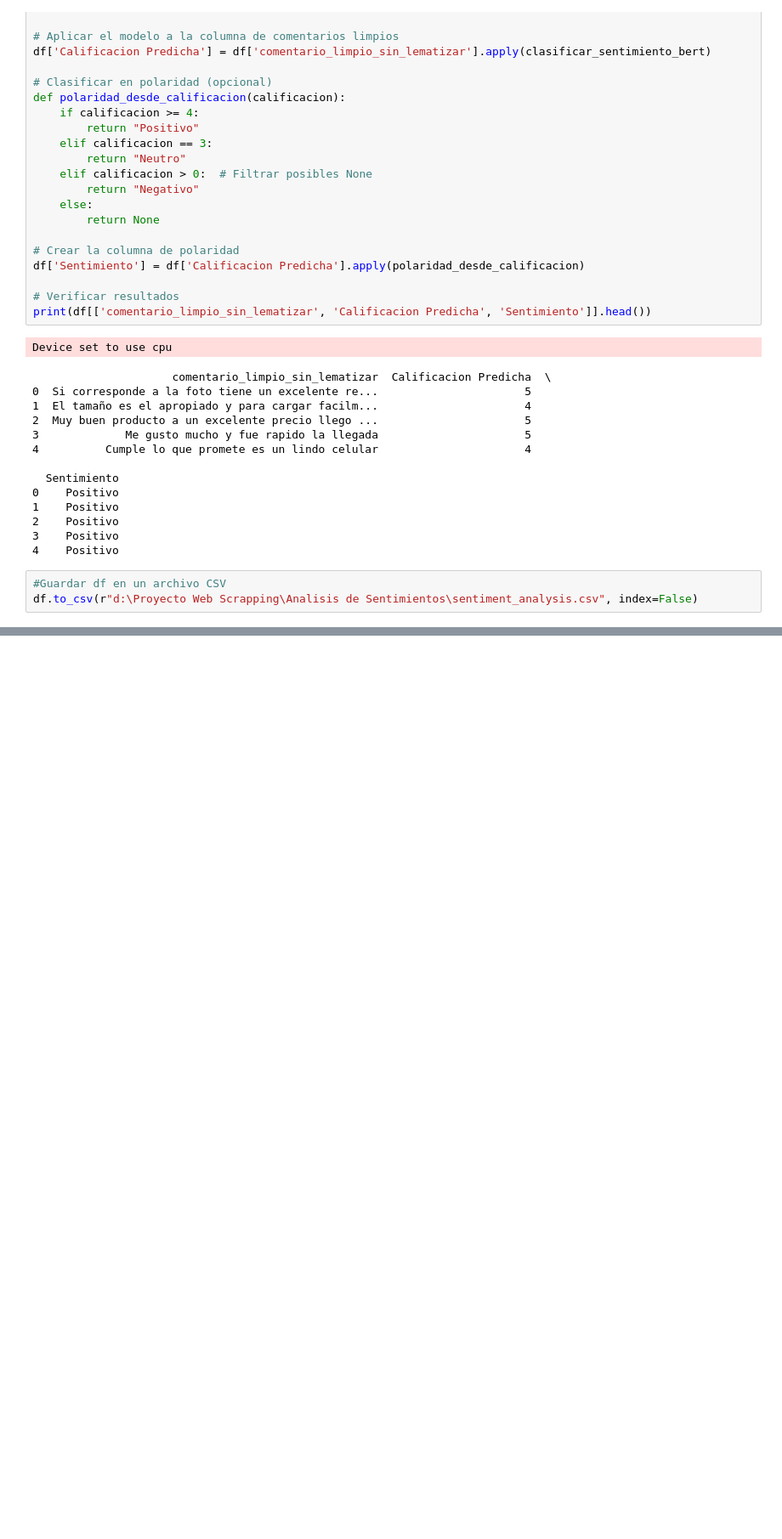
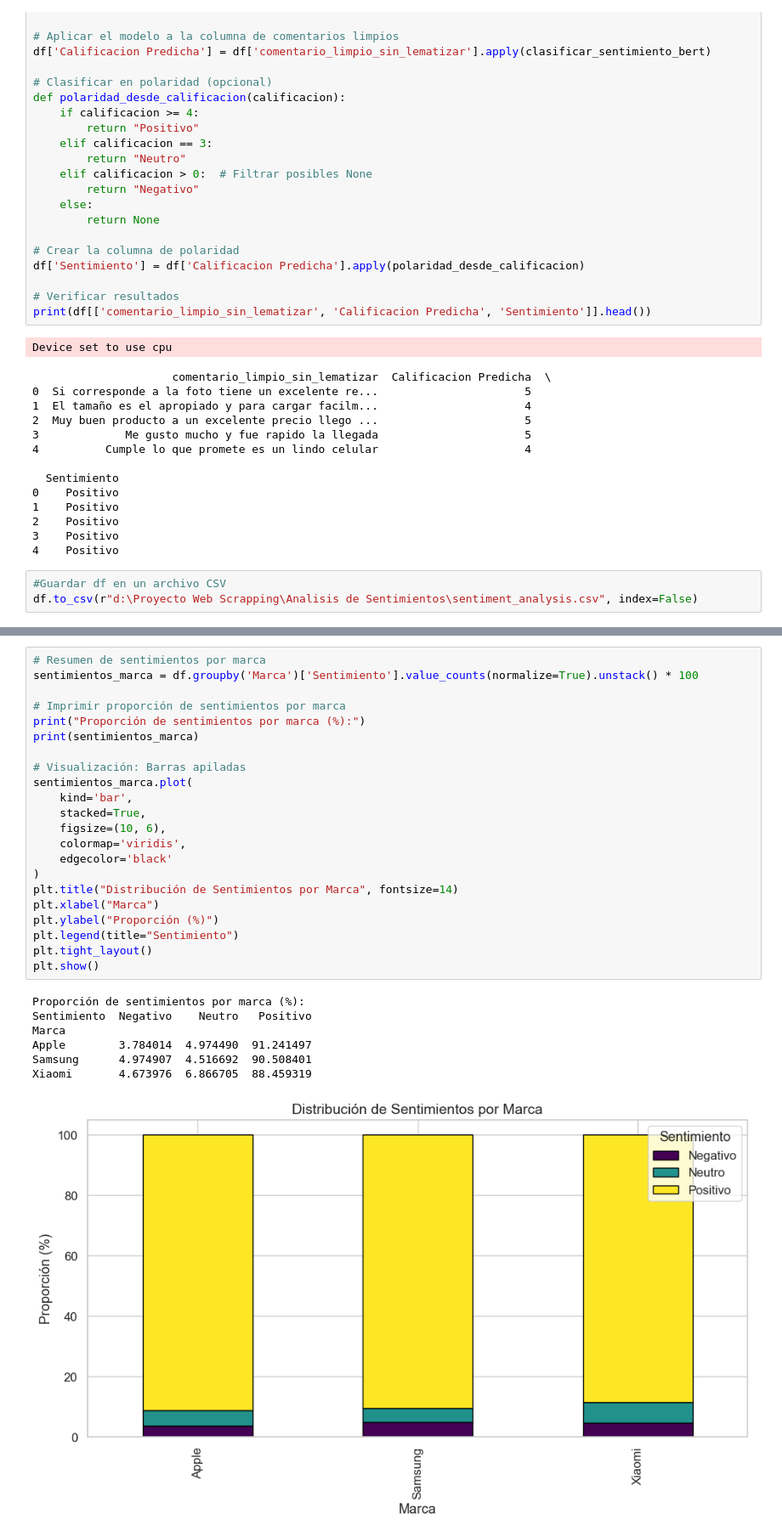
Before and after one commit to Juanpa21012/NLP-Sentiment-Analysis-of-Smartphone-Brands-Using-Web-Scrapping, a Jupyter notebook: Analisis de Sentimientos/Testing-jp-AS.ipynb, the cells around one changed output, grey strips where cells are left out. Shown at 85% size. Drawn from its saved outputs; the diff is of its cells as text; blank space fills up the shorter version.

```diff
--- a/Analisis de Sentimientos/Testing-jp-AS.ipynb
+++ b/Analisis de Sentimientos/Testing-jp-AS.ipynb
@@ -352,0 +443,30 @@ df.to_csv(r"d:\Proyecto Web Scrapping\Analisis de Sentimientos\sentiment_analysi
+# %%
+# Resumen de sentimientos por marca
+sentimientos_marca = df.groupby('Marca')['Sentimiento'].value_counts(normalize=True).unstack() * 100
+
+# Imprimir proporción de sentimientos por marca
+print("Proporción de sentimientos por marca (%):")
+print(sentimientos_marca)
+
+# Visualización: Barras apiladas
+sentimientos_marca.plot(
+    kind='bar',
+    stacked=True,
+    figsize=(10, 6),
+    colormap='viridis',
+    edgecolor='black'
+)
+plt.title("Distribución de Sentimientos por Marca", fontsize=14)
+plt.xlabel("Marca")
+plt.ylabel("Proporción (%)")
+plt.legend(title="Sentimiento")
+plt.tight_layout()
+plt.show()
+# %% [output]
+Proporción de sentimientos por marca (%):
+Sentimiento  Negativo    Neutro   Positivo
+Marca
+Apple        3.784014  4.974490  91.241497
+Samsung      4.974907  4.516692  90.508401
+Xiaomi       4.673976  6.866705  88.459319
+[figure, added]
```
Also changed, not shown: parts of 23 cells of this notebook, 2 other files.
